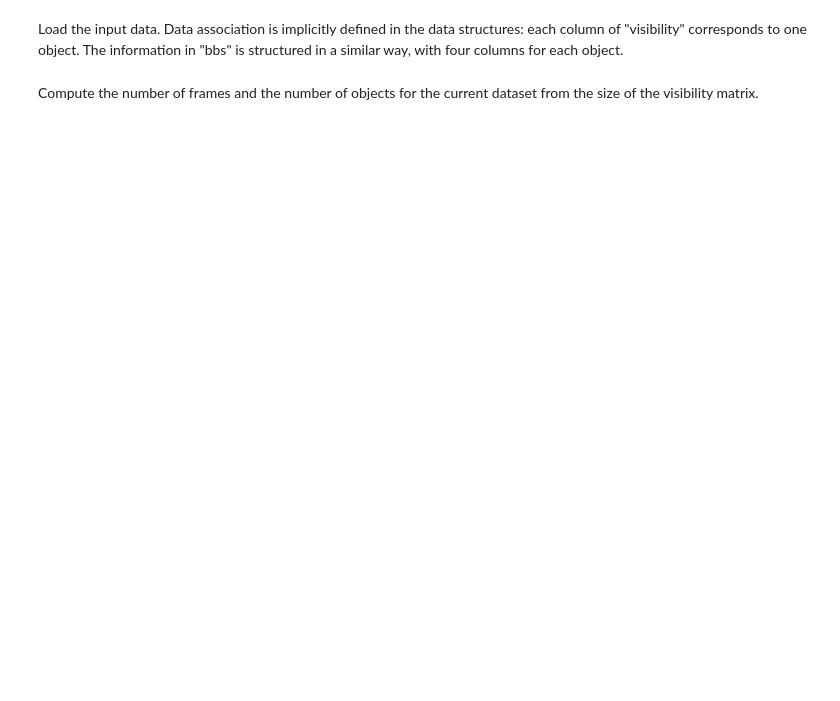
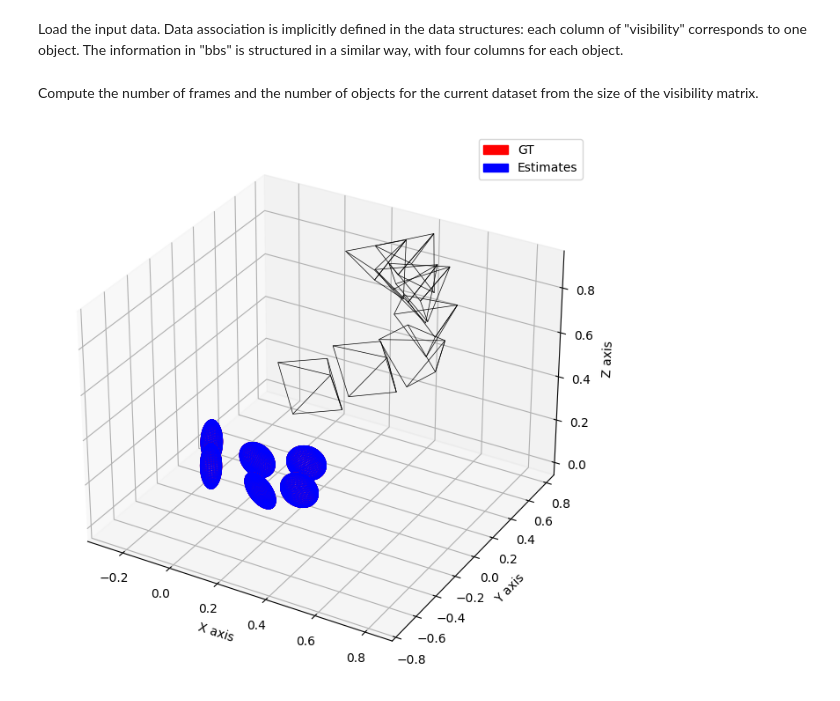
Before and after one commit to MixedRealityETHZ/ZeroShotPoseEstimation, a Jupyter notebook: Bbox3D_estimation/test.ipynb, the cells around one changed output. Drawn from its saved outputs; the diff is of its cells as text; code cells hidden in the pictures; blank space fills up the shorter version.

```diff
--- a/Bbox3D_estimation/test.ipynb
+++ b/Bbox3D_estimation/test.ipynb
@@ -39,8 +39,8 @@ Load the input data.
 Data association is implicitly defined in the data structures: each column of "visibility" corresponds to one object.
 The information in "bbs" is structured in a similar way, with four columns for each object.
 # %%
-#dataset = "Aldoma"
-dataset = "tiger"
+dataset = "Aldoma"
+#dataset = "tiger"
 
 save_output_images = True
 random_downsample = False
@@ -117,3 +117,31 @@ def dual_quadric_to_ellipsoid_parameters(Q):
     axes = np.array([a, b, c])
     R = V
     return centre, axes, R
+# %%
+centre, axes, R = dual_quadric_to_ellipsoid_parameters(estQs[0])
+
+# Possible coordinates
+mins = [c - ax / 2 for (ax, c) in zip(axes, centre)]
+maxs = [c + ax / 2 for (ax, c) in zip(axes, centre)]
+
+# Coordinates of the points mins and maxs
+points = np.array(list(itertools.product(*zip(mins, maxs))))
+
+# Points in the camera frame
+points = np.dot(points, R.T)
+
+
+# Plot ellipsoids and camera poses in 3D.
+plot = True
+if plot:
+
+    plot_3D_scene(
+        estQs=estQs,
+        gtQs=estQs,
+        Ms_t=Ms_t,
+        dataset=dataset,
+        save_output_images=save_output_images,
+    )
+    plt.show()
+# %% [output]
+[figure, added]
```
